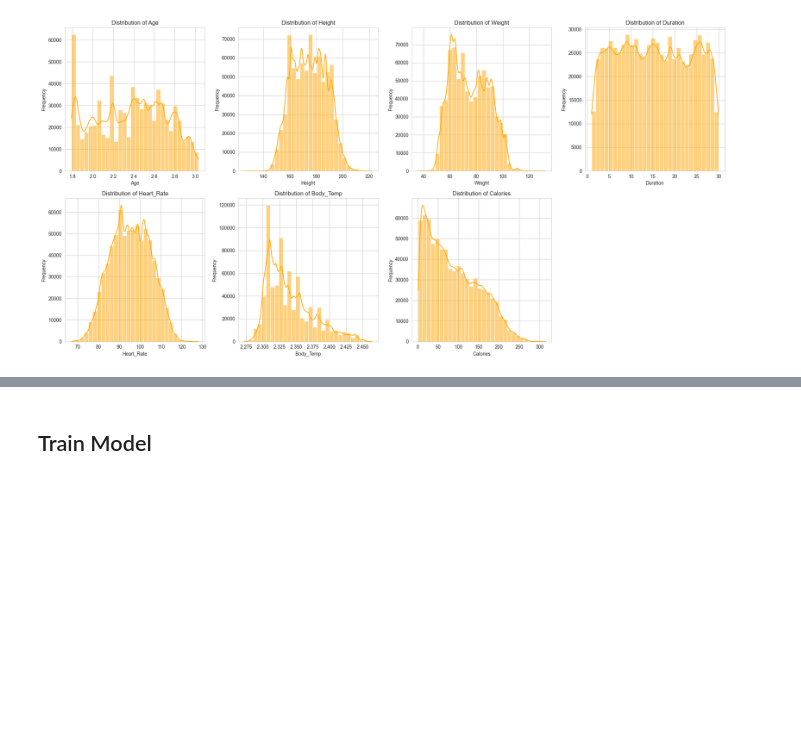
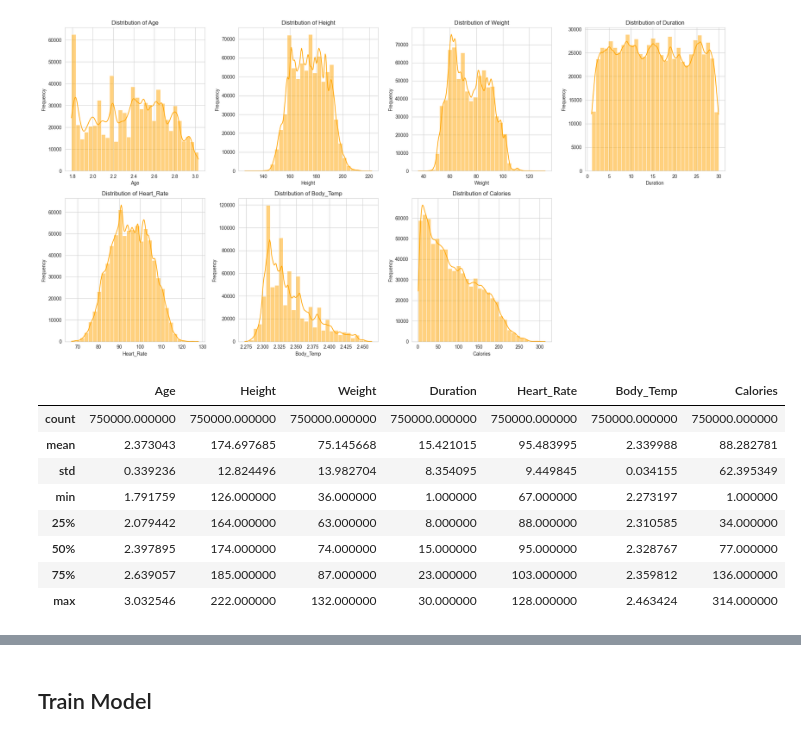
Before and after one commit to steadfast2201/Predict_Calorie_Expenditure_Project, a Jupyter notebook: notebooks/Feature_Engineering.ipynb, the cells around one changed output, grey strips where cells are left out. Saved outputs shown, nothing was run; the diff lists cells and outputs as text; code cells hidden in the pictures; blank space fills up the shorter version.

```diff
--- a/notebooks/Feature_Engineering.ipynb
+++ b/notebooks/Feature_Engineering.ipynb
@@ -42,2 +42,14 @@ plt.show()
 # %% [output]
 [figure]
+# %%
+df.describe()
+# %% [output]
+|  | Age | Height | Weight | Duration | Heart_Rate | Body_Temp | Calories |
+| count | 750000.000000 | 750000.000000 | 750000.000000 | 750000.000000 | 750000.000000 | 750000.000000 | 750000.000000 |
+| mean | 2.373043 | 174.697685 | 75.145668 | 15.421015 | 95.483995 | 2.339988 | 88.282781 |
+| std | 0.339236 | 12.824496 | 13.982704 | 8.354095 | 9.449845 | 0.034155 | 62.395349 |
+| min | 1.791759 | 126.000000 | 36.000000 | 1.000000 | 67.000000 | 2.273197 | 1.000000 |
+| 25% | 2.079442 | 164.000000 | 63.000000 | 8.000000 | 88.000000 | 2.310585 | 34.000000 |
+| 50% | 2.397895 | 174.000000 | 74.000000 | 15.000000 | 95.000000 | 2.328767 | 77.000000 |
+| 75% | 2.639057 | 185.000000 | 87.000000 | 23.000000 | 103.000000 | 2.359812 | 136.000000 |
+| max | 3.032546 | 222.000000 | 132.000000 | 30.000000 | 128.000000 | 2.463424 | 314.000000 |
```
Also changed, not shown: parts of 3 cells of this notebook, 6 other files.
